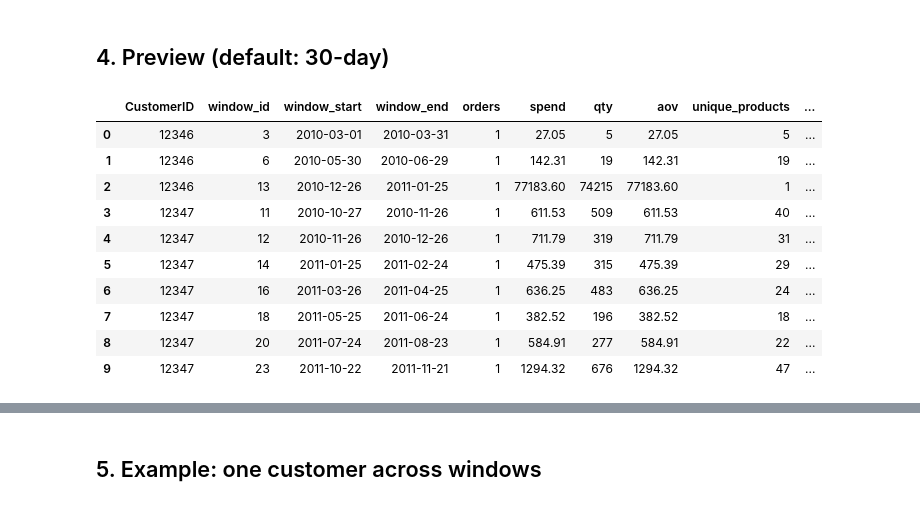
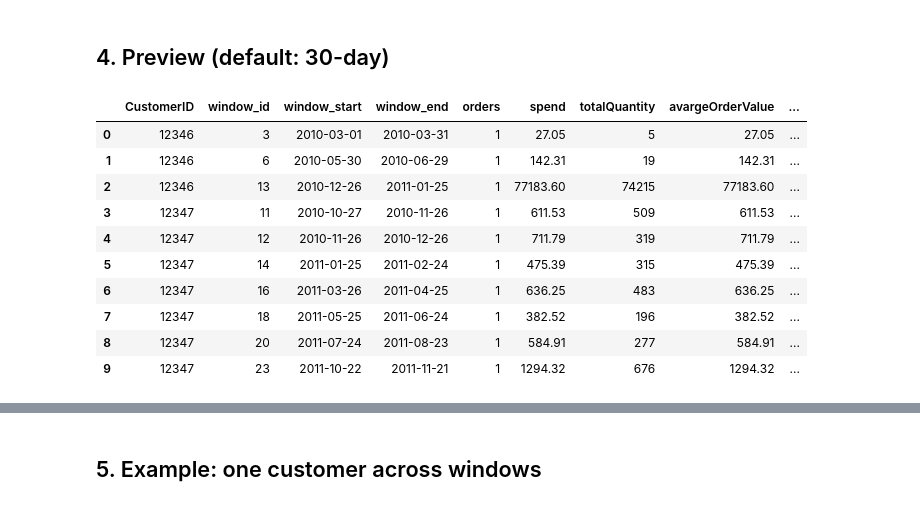
Before and after one commit to saraalwadia/customer-behavior-shift-detection, a Jupyter notebook: notebook/03_features_notebook.ipynb, the cells around one changed output, grey strips where cells are left out. Drawn from its saved outputs; the diff is of its cells as text; code cells hidden in the pictures.

```diff
--- a/notebook/03_features_notebook.ipynb
+++ b/notebook/03_features_notebook.ipynb
@@ -63,7 +63,7 @@ def build_activity_features(df: pd.DataFrame, window_days: int = 30) -> pd.DataF
         .agg(
             orders=("Invoice", "nunique"),
             spend=("TotalPrice", "sum"),
-            qty=("Quantity", "sum"),
+            totalQuantity=("Quantity", "sum"),
             unique_products=("StockCode", "nunique"),
             active_days=("purchase_date", "nunique"),
             line_items=("Invoice", "size"),
@@ -72,7 +72,7 @@ def build_activity_features(df: pd.DataFrame, window_days: int = 30) -> pd.DataF
         )
     )
 
-    activity["aov"] = activity["spend"] / activity["orders"]
+    activity["avargeOrderValue"] = activity["spend"] / activity["orders"]
     activity["items_per_order"] = activity["line_items"] / activity["orders"]
     activity["window_days"] = window_days
 
@@ -100,27 +100,25 @@ for w in WINDOWS:
 ## 4. Preview (default: 30-day)
 # %%
 activity_30 = activity_by_window[30]
-activity_60 = activity_by_window[30]
-activity_90 = activity_by_window[30]
 display_cols = [
     "CustomerID", "window_id", "window_start", "window_end",
-    "orders", "spend", "qty", "aov",
+    "orders", "spend", "totalQuantity","avargeOrderValue",
     "unique_products", "active_days", "items_per_order",
 ]
 
 activity_30[display_cols].head(10)
 # %% [output]
-|  | CustomerID | window_id | window_start | window_end | orders | spend | qty | aov | unique_products | ... |
-| 0 | 12346 | 3 | 2010-03-01 | 2010-03-31 | 1 | 27.05 | 5 | 27.05 | 5 | ... |
-| 1 | 12346 | 6 | 2010-05-30 | 2010-06-29 | 1 | 142.31 | 19 | 142.31 | 19 | ... |
-| 2 | 12346 | 13 | 2010-12-26 | 2011-01-25 | 1 | 77183.60 | 74215 | 77183.60 | 1 | ... |
-| 3 | 12347 | 11 | 2010-10-27 | 2010-11-26 | 1 | 611.53 | 509 | 611.53 | 40 | ... |
-| 4 | 12347 | 12 | 2010-11-26 | 2010-12-26 | 1 | 711.79 | 319 | 711.79 | 31 | ... |
-| 5 | 12347 | 14 | 2011-01-25 | 2011-02-24 | 1 | 475.39 | 315 | 475.39 | 29 | ... |
-| 6 | 12347 | 16 | 2011-03-26 | 2011-04-25 | 1 | 636.25 | 483 | 636.25 | 24 | ... |
-| 7 | 12347 | 18 | 2011-05-25 | 2011-06-24 | 1 | 382.52 | 196 | 382.52 | 18 | ... |
-| 8 | 12347 | 20 | 2011-07-24 | 2011-08-23 | 1 | 584.91 | 277 | 584.91 | 22 | ... |
-| 9 | 12347 | 23 | 2011-10-22 | 2011-11-21 | 1 | 1294.32 | 676 | 1294.32 | 47 | ... |
+|  | CustomerID | window_id | window_start | window_end | orders | spend | totalQuantity | avargeOrderValue | ... |
+| 0 | 12346 | 3 | 2010-03-01 | 2010-03-31 | 1 | 27.05 | 5 | 27.05 | ... |
+| 1 | 12346 | 6 | 2010-05-30 | 2010-06-29 | 1 | 142.31 | 19 | 142.31 | ... |
+| 2 | 12346 | 13 | 2010-12-26 | 2011-01-25 | 1 | 77183.60 | 74215 | 77183.60 | ... |
+| 3 | 12347 | 11 | 2010-10-27 | 2010-11-26 | 1 | 611.53 | 509 | 611.53 | ... |
+| 4 | 12347 | 12 | 2010-11-26 | 2010-12-26 | 1 | 711.79 | 319 | 711.79 | ... |
+| 5 | 12347 | 14 | 2011-01-25 | 2011-02-24 | 1 | 475.39 | 315 | 475.39 | ... |
+| 6 | 12347 | 16 | 2011-03-26 | 2011-04-25 | 1 | 636.25 | 483 | 636.25 | ... |
+| 7 | 12347 | 18 | 2011-05-25 | 2011-06-24 | 1 | 382.52 | 196 | 382.52 | ... |
+| 8 | 12347 | 20 | 2011-07-24 | 2011-08-23 | 1 | 584.91 | 277 | 584.91 | ... |
+| 9 | 12347 | 23 | 2011-10-22 | 2011-11-21 | 1 | 1294.32 | 676 | 1294.32 | ... |
 # %%
 activity_30[display_cols].describe()
 # %% [output]
```
Also changed, not shown: parts of 14 cells of this notebook.
